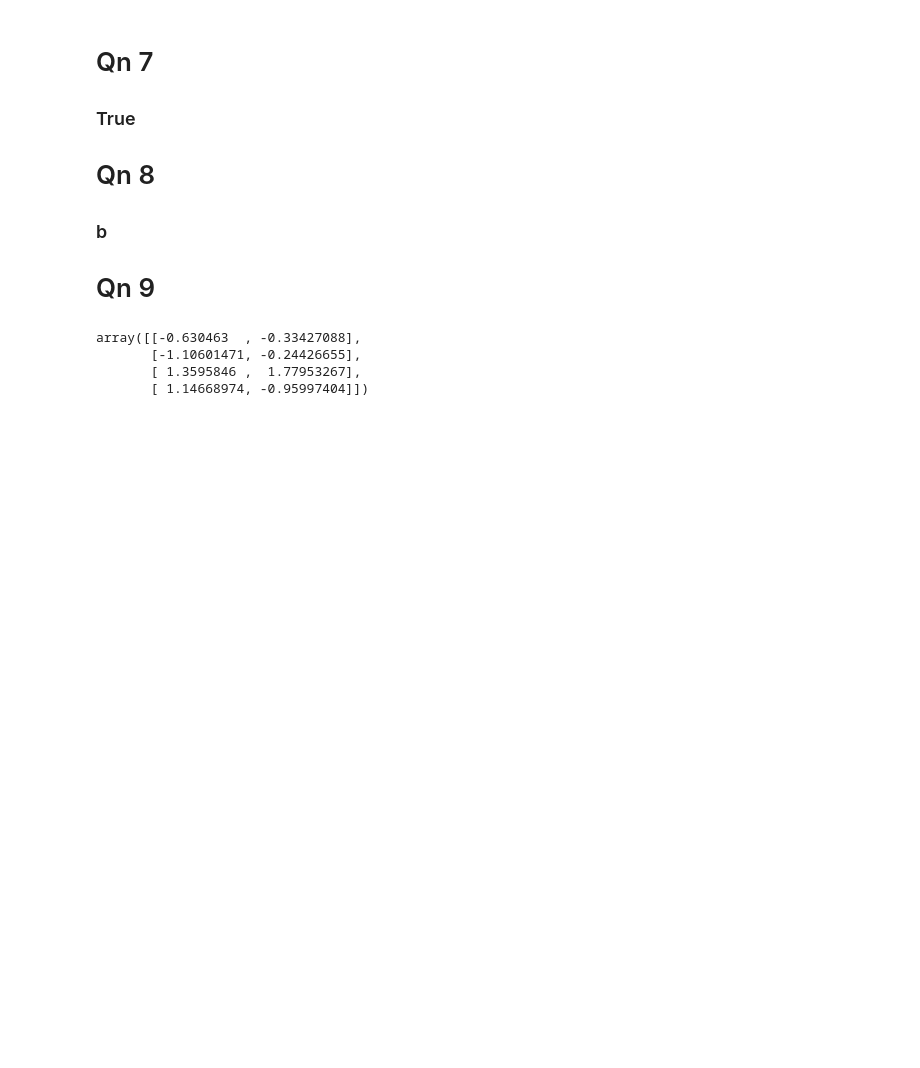
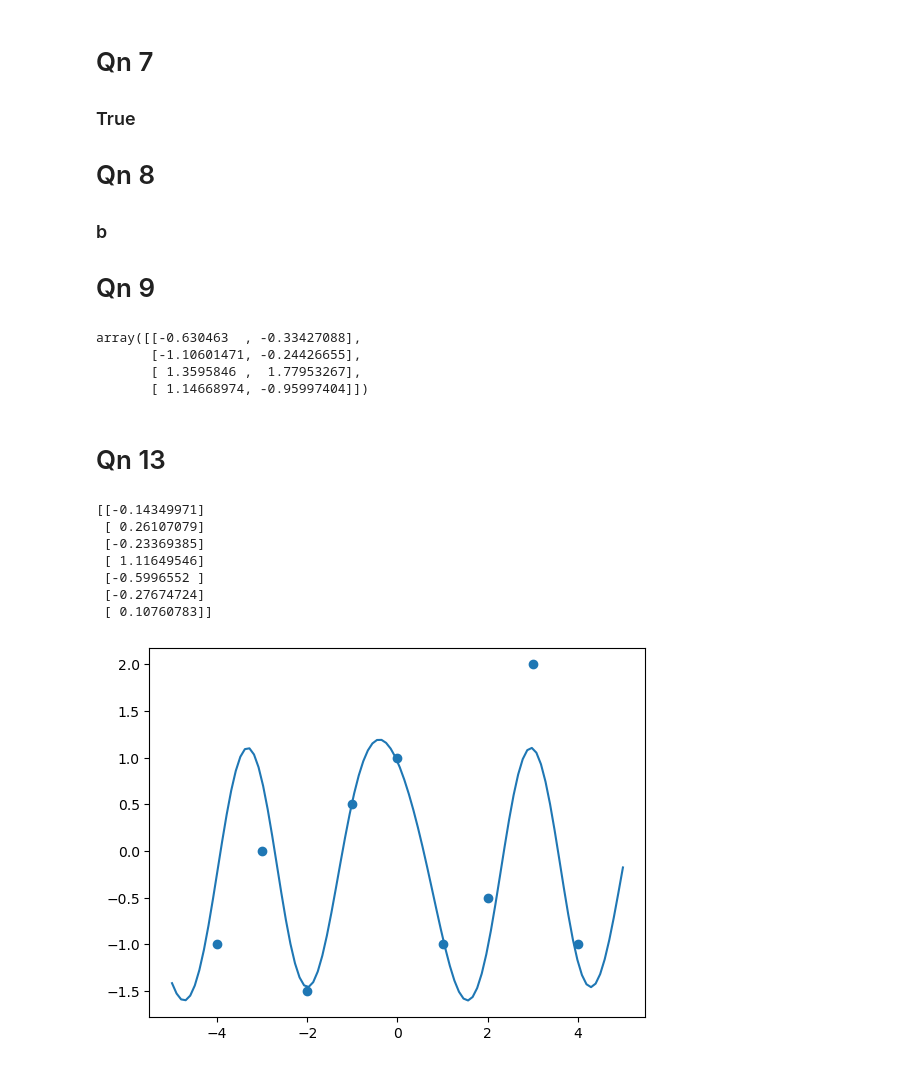
Before and after one commit to ginloy/EE2211, a Jupyter notebook: T5/t5.ipynb, the cells around one changed output. Cells and saved outputs as stored; diff of their text form; code cells hidden in the pictures; blank space fills up the shorter version.

```diff
--- a/T5/t5.ipynb
+++ b/T5/t5.ipynb
@@ -186,3 +186,26 @@ array([[-0.630463  , -0.33427088],
        [-1.10601471, -0.24426655],
        [ 1.3595846 ,  1.77953267],
        [ 1.14668974, -0.95997404]])
+# %% [markdown]
+# Qn 13
+# %%
+x = np.array([-4, -3, -2, -1, 0, 1, 2, 3, 4]).reshape((-1, 1))
+y = np.array([-1, 0, -1.5, 0.5, 1, -1, -0.5, 2, -1]).reshape((-1, 1))
+f = lambda inp: (inp[:, :1] ** 0, np.cos(inp) ,np.sin(inp), np.cos(2 * inp), np.sin(2 * inp), np.cos(3 * inp), np.sin(3 * inp))
+x_bias = np.hstack(f(x))
+w = np.linalg.lstsq(x_bias, y, rcond=None)[0]
+print(w)
+plt.scatter(x, y)
+points=np.linspace(-5, 5, 100).reshape(-1, 1)
+points_bias = np.hstack(f(points))
+plt.plot(points, points_bias @ w)
+plt.show()
+# %% [output]
+[[-0.14349971]
+ [ 0.26107079]
+ [-0.23369385]
+ [ 1.11649546]
+ [-0.5996552 ]
+ [-0.27674724]
+ [ 0.10760783]]
+[figure, added]
```
